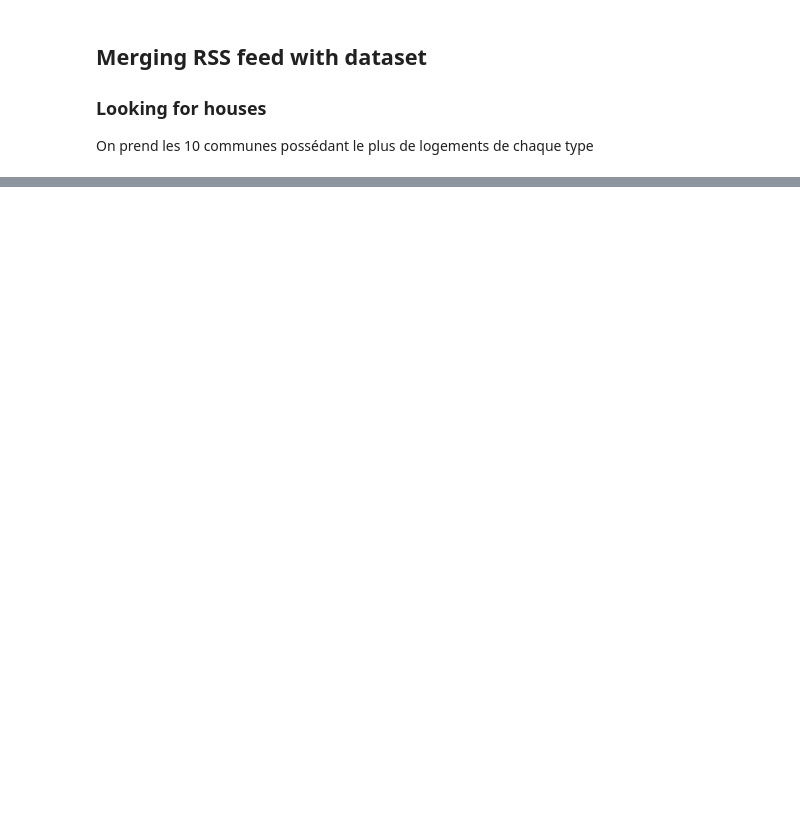
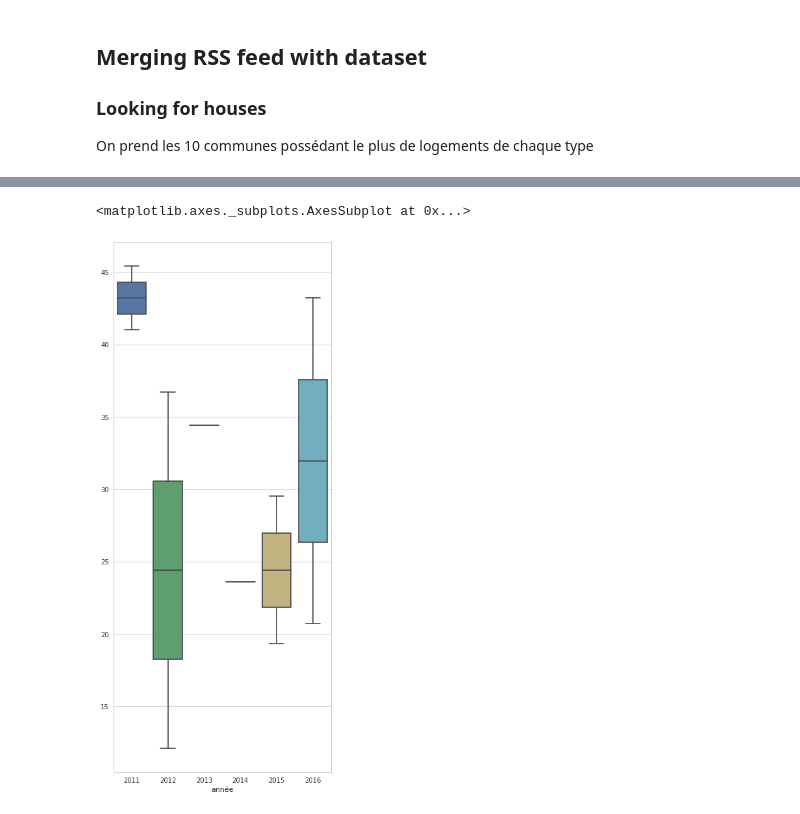
Before and after one commit to enzobes/house-rental-py, a Jupyter notebook: House-Rental.ipynb, the cells around one changed output, grey strips where cells are left out. Saved outputs shown, nothing was run; the diff lists cells and outputs as text; code cells hidden in the pictures; blank space fills up the shorter version.

Commit message:
Integration of seabird and 2 graphes with

```diff
--- a/House-Rental.ipynb
+++ b/House-Rental.ipynb
@@ -95,9 +111,11 @@ dataEnedis.head()
 # %%
-codeCommune = pd.DataFrame(columns=['nom_commune', 'code_commune', "nombre_d'habitants"])
+codeCommune = pd.DataFrame(columns=['nom_commune', 'code_commune', "nombre_d'habitants", "taux_de_chauffage_électrique"])
 
 codeCommune['nom_commune'] = conso["nom_commune"].values
 codeCommune['code_commune'] = conso["code_commune"]
 codeCommune["nombre_d'habitants"] = conso["nombre_d'habitants"]
+codeCommune["taux_de_chauffage_électrique"] = conso["taux_de_chauffage_électrique"]
+
 codeCommune = codeCommune.drop_duplicates()
 CommuneByPeople = codeCommune.sort_values(["nombre_d'habitants"], ascending = False)
 CommuneByPeople.head(10)
@@ -225,0 +320,3 @@ interact(selectCommune,x=communes )
+# %%
+limoge = df_enedis[df_enedis['nom_commune'] == "limoges"].head(10)
+limoge
@@ -225,0 +366,10 @@ interact(selectCommune,x=communes )
+# %%
+df_enedis.taux_de_chauffage_électrique
+
+tx_chauffage = []
+tx = CommuneByPeople['taux_de_chauffage_électrique'].head(10)
+
+for item in tx:
+    #ajout dans le tableau en utilisant qu'un chiffre après la virgule
+    tx_chauffage.append(round(item,1))
+tx_chauffage
@@ -225,0 +398,13 @@ interact(selectCommune,x=communes )
+# %%
+import matplotlib.pyplot as plt
+sns.set(style="whitegrid")
+
+# Initialize the matplotlib figure
+f, ax = plt.subplots(figsize=(6, 15))
+
+
+# Plot the total crashes
+sns.boxplot(x=df_enedis.année, y=tx_chauffage)
+# %% [output]
+<matplotlib.axes._subplots.AxesSubplot at 0x...>
+[figure, added]
```
Also changed, not shown: parts of 21 cells of this notebook, 2 other files.
